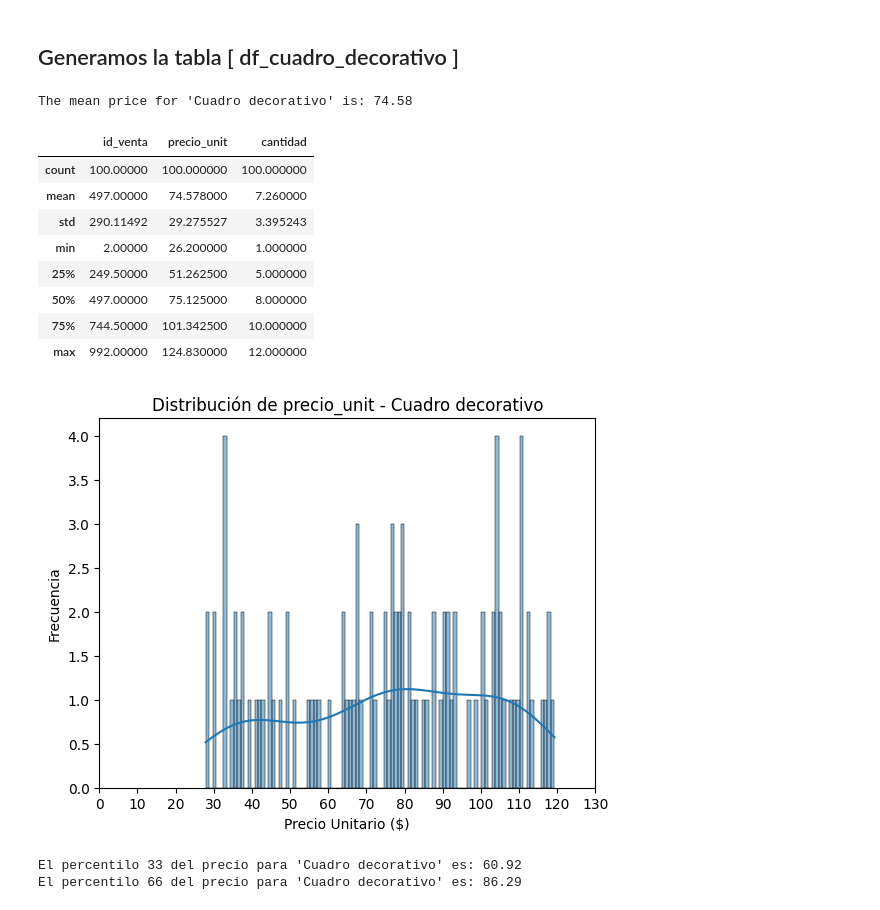
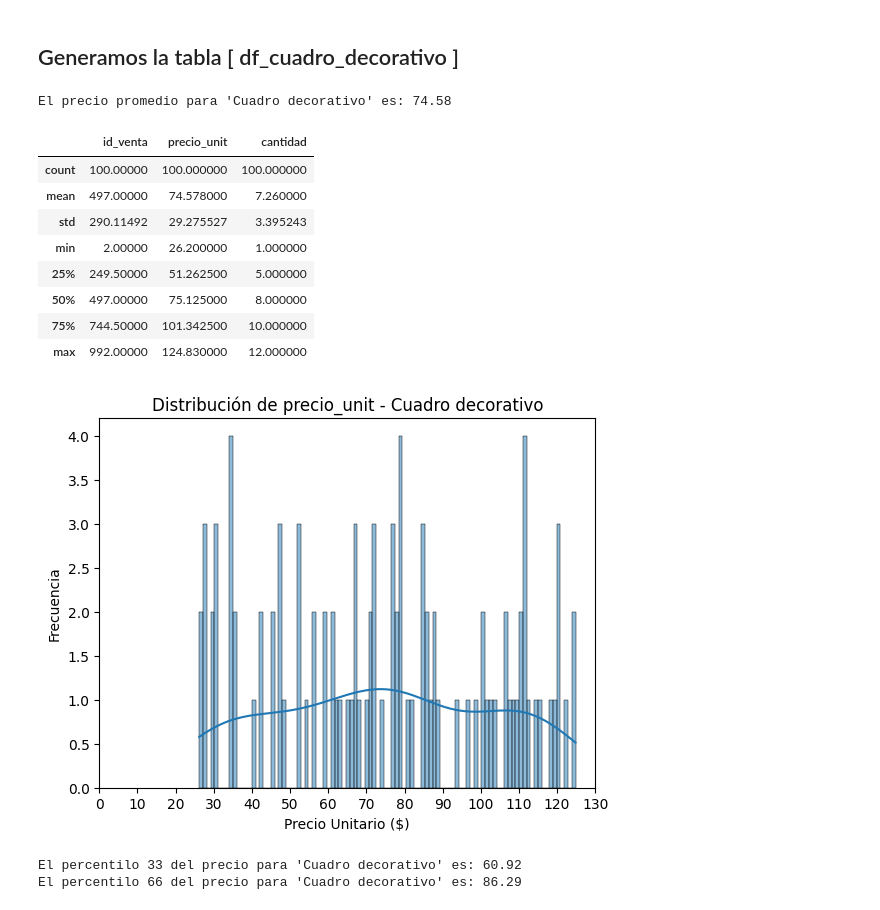
Before and after one commit to alex-degarate/DAnalytics, a Jupyter notebook: preproyecto/anexo_2.ipynb, the cells around one changed output. Cells and saved outputs as stored; diff of their text form; code cells hidden in the pictures.

```diff
--- a/preproyecto/anexo_2.ipynb
+++ b/preproyecto/anexo_2.ipynb
@@ -343,10 +304,10 @@ df_pp_ventas[df_pp_ventas["producto"] == "Cuadro decorativo"].head(100)
 df_cuadro_decorativo = df_pp_ventas[df_pp_ventas["producto"] == "Cuadro decorativo"].copy()
 
 media = df_cuadro_decorativo["precio_unit"].mean()
-print(f"The mean price for 'Cuadro decorativo' is: {media:.2f}")
+print(f"El precio promedio para 'Cuadro decorativo' es: {media:.2f}")
 df_cuadro_decorativo.describe()
 # %% [output]
-The mean price for 'Cuadro decorativo' is: 74.58
+El precio promedio para 'Cuadro decorativo' es: 74.58
 |  | id_venta | precio_unit | cantidad |
 | count | 100.00000 | 100.000000 | 100.000000 |
 | mean | 497.00000 | 74.578000 | 7.260000 |
@@ -361,21 +322,21 @@ The mean price for 'Cuadro decorativo' is: 74.58
 # %%
 # @title
 # Agregamos un plot para visualizar graficamente la distribución
 import seaborn as sns
 import matplotlib.pyplot as plt
 import numpy as np
 
-sns.histplot(df_adorno_pared["precio_unit"], bins=100, kde=True, edgecolor="black")
+sns.histplot( df_cuadro_decorativo["precio_unit"], bins=100, kde=True, edgecolor="black")
 plt.title("Distribución de precio_unit - Cuadro decorativo")
 plt.xlabel("Precio Unitario ($)")
 plt.ylabel("Frecuencia")
 
 # Seteamos x-axis ticks a intervalo s de 10
 plt.xticks(np.arange(0, df_cuadro_decorativo ["precio_unit"].max() + 10, 10))
 
 plt.show()
 # %% [output]
-[figure, old version]
+[figure, new version]
 # %%
 # Calculamos percentilo 33 de 'precio_unit'
 q33_precio_cuadro_decorativo = df_cuadro_decorativo["precio_unit"].quantile(0.33)
```
Also changed, not shown: parts of 17 cells of this notebook.
